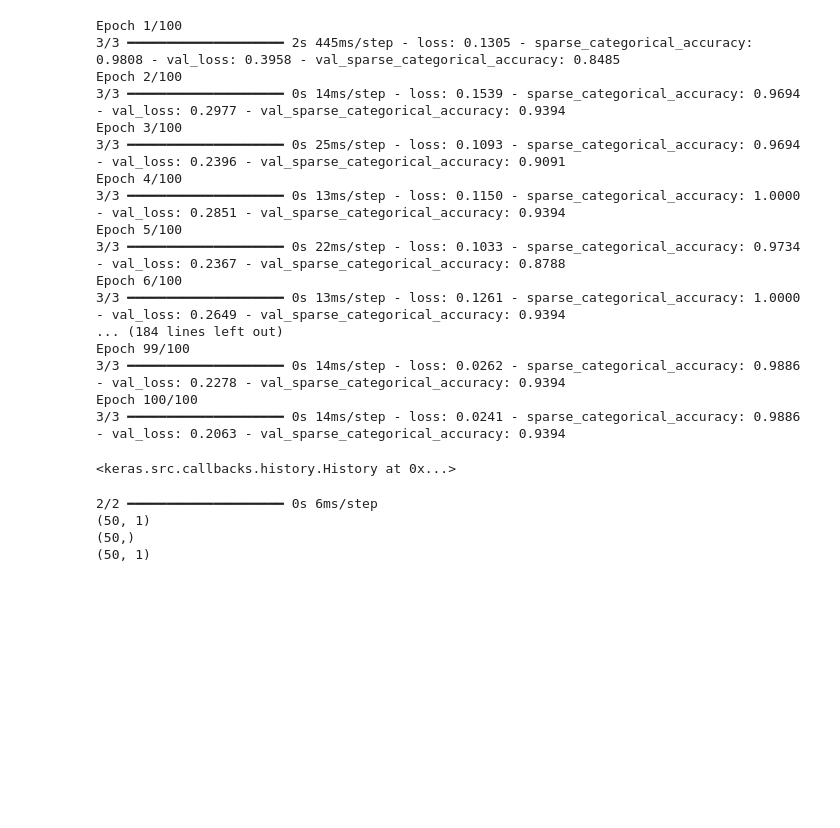
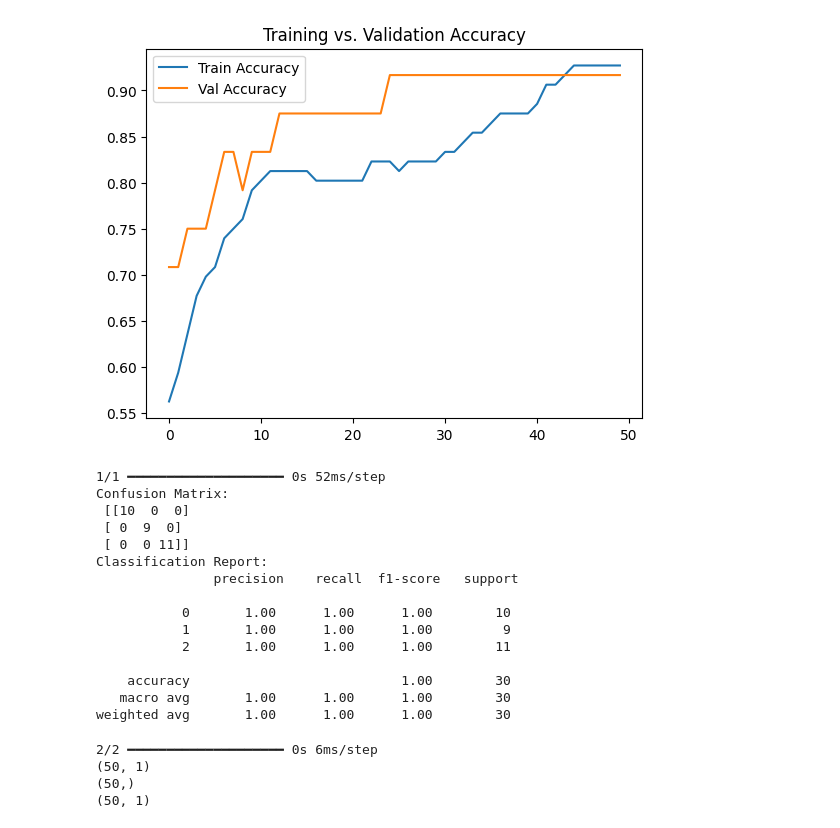
Before and after one commit to Awake-ctrl/Deep-Learning, a Jupyter notebook: labs/lab3/kallepally_sai_kiran_assignment[3].ipynb, the cells around one changed output. Saved outputs shown, nothing was run; the diff lists cells and outputs as text; code cells hidden in the pictures; blank space fills up the shorter version.

```diff
--- a/labs/lab3/kallepally_sai_kiran_assignment[3].ipynb
+++ b/labs/lab3/kallepally_sai_kiran_assignment[3].ipynb
@@ -19 +48,40 @@ data=quantile_transform.fit_transform(data)
+# %%
+import numpy as np
+from sklearn.metrics import confusion_matrix, classification_report
+# Plot training & validation accuracy
+plt.plot(history.history["accuracy"], label="Train Accuracy")
+plt.plot(history.history["val_accuracy"], label="Val Accuracy")
+plt.legend()
+plt.title("Training vs. Validation Accuracy")
+plt.show()
+
+# Evaluate on test set
+y_pred = np.argmax(model.predict(X_test), axis=1)
+y_true = np.argmax(y_test, axis=1)
+
+# Confusion Matrix & Classification Report
+print("Confusion Matrix:\n", confusion_matrix(y_true, y_pred))
+print("Classification Report:\n", classification_report(y_true, y_pred))
+# # Preprocess and standardize the features
+# from sklearn.preprocessing import  StandardScaler
+# import sklearn.preprocessing as pre
+# quantile_transform=pre.QuantileTransformer(random_state=0)
+# data=quantile_transform.fit_transform(data)
+# %% [output]
+[figure, added]
+1/1 ━━━━━━━━━━━━━━━━━━━━ 0s 52ms/step
+Confusion Matrix:
+ [[10  0  0]
+ [ 0  9  0]
+ [ 0  0 11]]
+Classification Report:
+               precision    recall  f1-score   support
+
+           0       1.00      1.00      1.00        10
+           1       1.00      1.00      1.00         9
+           2       1.00      1.00      1.00        11
+
+    accuracy                           1.00        30
+   macro avg       1.00      1.00      1.00        30
+weighted avg       1.00      1.00      1.00        30
 # %%
@@ -50,34 +118,15 @@ X_train, X_val, y_train, y_val = train_test_split(
 # %%
-#rain the model
-model.compile(
-    optimizer=keras.optimizers.RMSprop(),  # Optimizer
-    # Loss function to minimize
-    loss=keras.losses.SparseCategoricalCrossentropy(),
-    # List of metrics to monitor
-    metrics=[keras.metrics.SparseCategoricalAccuracy()],
-)
+# #rain the model
+# model.compile(
+#     optimizer=keras.optimizers.RMSprop(),  # Optimizer
+#     # Loss function to minimize
+#     loss=keras.losses.SparseCategoricalCrossentropy(),
+#     # List of metrics to monitor
+#     metrics=[keras.metrics.SparseCategoricalAccuracy()],
+# )
 
-#Report the training and validation accuracy/loss.
-model.fit(X_train, y_train, batch_size=32, epochs=100,validation_data=(X_val,y_val))
+# #Report the training and validation accuracy/loss.
+# model.fit(X_train, y_train, batch_size=32, epochs=100,validation_data=(X_val,y_val))
-# %% [output]
-Epoch 1/100
-3/3 ━━━━━━━━━━━━━━━━━━━━ 2s 445ms/step - loss: 0.1305 - sparse_categorical_accuracy: 0.9808 - val_loss: 0.3958 - val_sparse_categorical_accuracy: 0.8485
-Epoch 2/100
-3/3 ━━━━━━━━━━━━━━━━━━━━ 0s 14ms/step - loss: 0.1539 - sparse_categorical_accuracy: 0.9694 - val_loss: 0.2977 - val_sparse_categorical_accuracy: 0.9394
-Epoch 3/100
-3/3 ━━━━━━━━━━━━━━━━━━━━ 0s 25ms/step - loss: 0.1093 - sparse_categorical_accuracy: 0.9694 - val_loss: 0.2396 - val_sparse_categorical_accuracy: 0.9091
-Epoch 4/100
-3/3 ━━━━━━━━━━━━━━━━━━━━ 0s 13ms/step - loss: 0.1150 - sparse_categorical_accuracy: 1.0000 - val_loss: 0.2851 - val_sparse_categorical_accuracy: 0.9394
-Epoch 5/100
-3/3 ━━━━━━━━━━━━━━━━━━━━ 0s 22ms/step - loss: 0.1033 - sparse_categorical_accuracy: 0.9734 - val_loss: 0.2367 - val_sparse_categorical_accuracy: 0.8788
-Epoch 6/100
-3/3 ━━━━━━━━━━━━━━━━━━━━ 0s 13ms/step - loss: 0.1261 - sparse_categorical_accuracy: 1.0000 - val_loss: 0.2649 - val_sparse_categorical_accuracy: 0.9394
-... (184 lines left out)
-Epoch 99/100
-3/3 ━━━━━━━━━━━━━━━━━━━━ 0s 14ms/step - loss: 0.0262 - sparse_categorical_accuracy: 0.9886 - val_loss: 0.2278 - val_sparse_categorical_accuracy: 0.9394
-Epoch 100/100
-3/3 ━━━━━━━━━━━━━━━━━━━━ 0s 14ms/step - loss: 0.0241 - sparse_categorical_accuracy: 0.9886 - val_loss: 0.2063 - val_sparse_categorical_accuracy: 0.9394
-<keras.src.callbacks.history.History at 0x...>
 # %%
 
 import numpy as np
```
Also changed, not shown: parts of 20 cells of this notebook.
